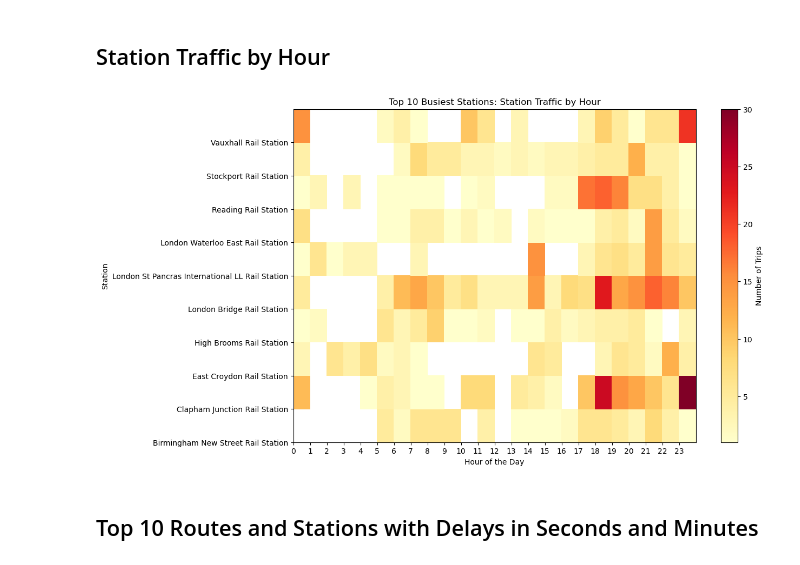
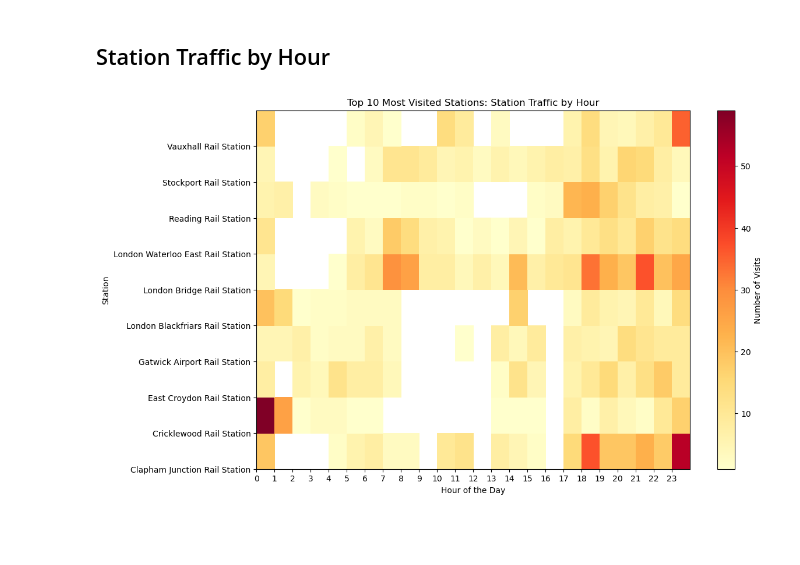
Before and after one commit to AndrewJarjis/FinalProject, a Jupyter notebook: FinalProject.ipynb, the cells around one changed output. Cells and saved outputs as stored; diff of their text form; code cells hidden in the pictures; blank space fills up the shorter version.

```diff
--- a/FinalProject.ipynb
+++ b/FinalProject.ipynb
@@ -476,8 +315,0 @@ Train with the least delays: Abbey Wood (London) Rail Station
-# %%
-merged_df['CreationDateTime'] = pd.to_datetime(merged_df['CreationDateTime'])
-
-# Find the train with the oldest service start date
-oldest_train = merged_df.loc[merged_df['CreationDateTime'].idxmax()]
-
-print("Oldest Train:")
-print(oldest_train)
@@ -523,36 +337,33 @@ merged_df_cleaned
 # %% [markdown]
 ## Station Traffic by Hour
 # %%
+# Calculate the total number of visits for each station
+station_total_visits = merged_df['StationName'].value_counts()
+
+# Get the top 10 most visited stations
+top_10_stations = station_total_visits.head(10).index
+
+# Filter the data for the top 10 most visited stations
+top_10_df = merged_df[merged_df['StationName'].isin(top_10_stations)].copy()  # Make a copy of the slice
 
 # Extract the hour from the working_time_arrival column
-merged_df['hour'] = merged_df['working_time_arrival'].dt.hour
-
-# Calculate the total number of trips for each station
-station_total_trips = merged_df['StationName'].value_counts()
-
-# Get the top 10 busiest stations
-top_10_stations = station_total_trips.head(10).index
-
-# Filter the data for the top 10 stations
-top_10_df = merged_df[merged_df['StationName'].isin(top_10_stations)]
+top_10_df['hour'] = top_10_df['working_time_arrival'].dt.hour
 
 # Group by StationName and hour, then count occurrences
 station_hourly_counts = top_10_df.groupby(['StationName', 'hour']).size().reset_index(name='count')
 
 # Pivot the data for visualization
 pivot_data = station_hourly_counts.pivot(index='StationName', columns='hour', values='count')
 
 # Plot a heatmap to visualize the busiest hours for each top 10 station
 plt.figure(figsize=(12, 8))
 plt.pcolor(pivot_data, cmap='YlOrRd')
-plt.colorbar(label='Number of Trips')
+plt.colorbar(label='Number of Visits')
 plt.xlabel('Hour of the Day')
 plt.ylabel('Station')
-plt.title('Top 10 Busiest Stations: Station Traffic by Hour')
+plt.title('Top 10 Most Visited Stations: Station Traffic by Hour')
 plt.xticks(range(24), range(24))
 plt.yticks(range(len(pivot_data)), pivot_data.index)
 plt.show()
 # %% [output]
-[figure, old version]
+[figure, new version]
-# %% [markdown]
-## Top 10 Routes and Stations with Delays in Seconds and Minutes
```
Also changed, not shown: parts of 39 cells of this notebook, 3 other files.
